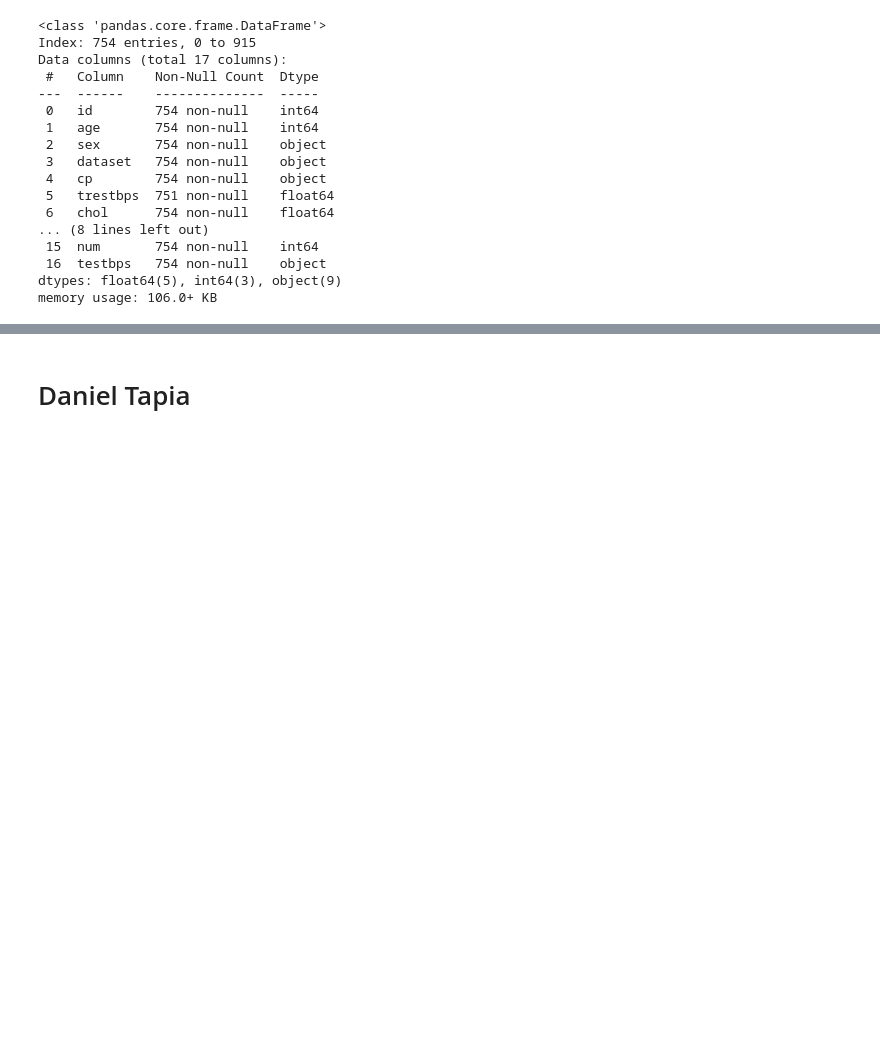
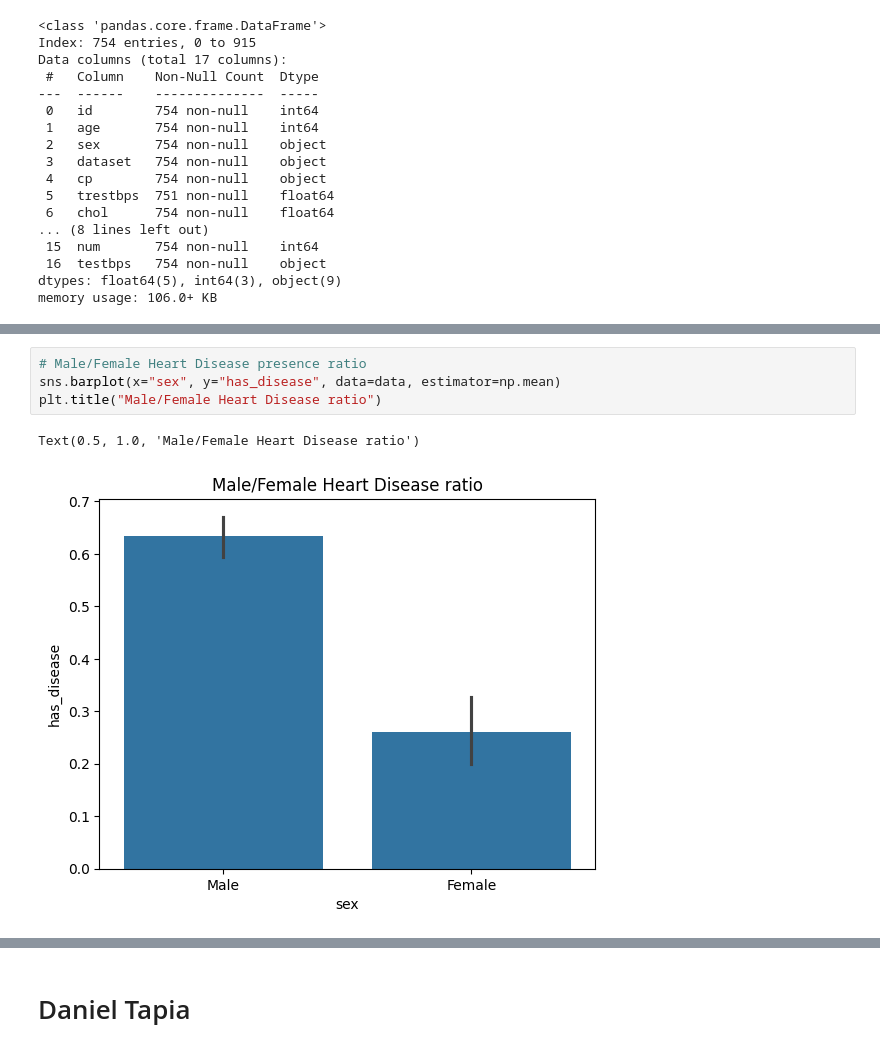
Before and after one commit to davprog9/Heart-Disease-Liklehood-Analysis, a Jupyter notebook: Analysis.ipynb, the cells around one changed output, grey strips where cells are left out. Saved outputs shown, nothing was run; the diff lists cells and outputs as text; blank space fills up the shorter version.

```diff
--- a/Analysis.ipynb
+++ b/Analysis.ipynb
@@ -205,0 +244,7 @@ memory usage: 106.0+ KB
+# %%
+# Male/Female Heart Disease presence ratio
+sns.barplot(x="sex", y="has_disease", data=data, estimator=np.mean)
+plt.title("Male/Female Heart Disease ratio")
+# %% [output]
+Text(0.5, 1.0, 'Male/Female Heart Disease ratio')
+[figure, added]
```
Also changed, not shown: parts of 9 cells of this notebook.
